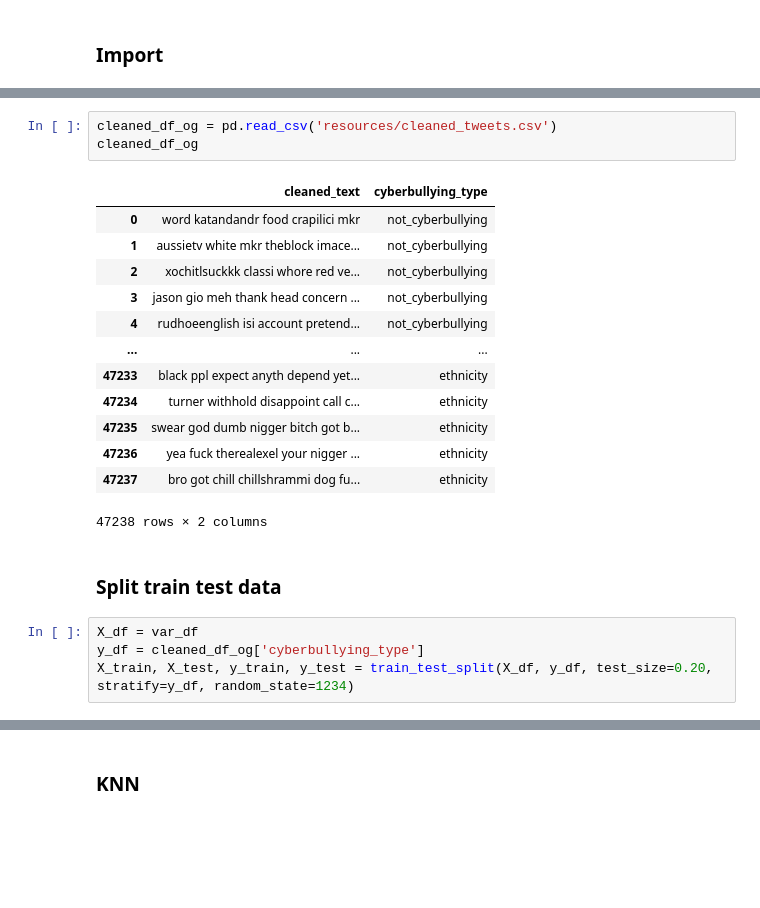
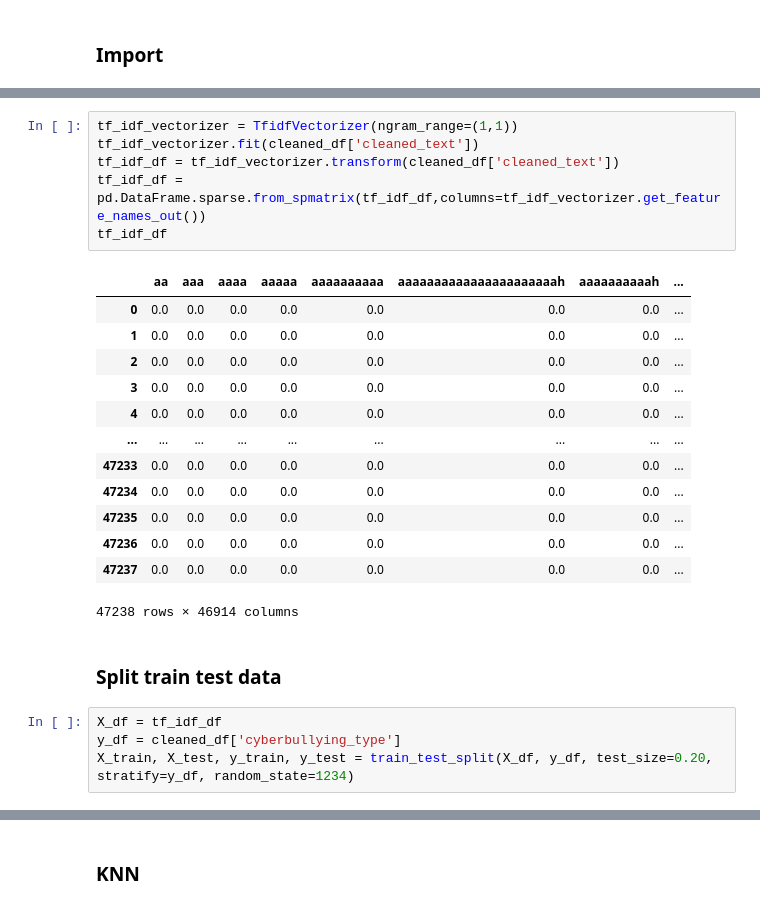
Before and after one commit to Poopa404/se482_nlp_cyberbully, a Jupyter notebook: model.ipynb, the cells around one changed output, grey strips where cells are left out. Saved outputs shown, nothing was run; the diff lists cells and outputs as text; blank space fills up the shorter version.

```diff
--- a/model.ipynb
+++ b/model.ipynb
@@ -29,25 +15,28 @@ var_df
-# %%
-cleaned_df_og = pd.read_csv('resources/cleaned_tweets.csv')
-cleaned_df_og
-# %% [output]
-|  | cleaned_text | cyberbullying_type |
-| 0 | word katandandr food crapilici mkr | not_cyberbullying |
-| 1 | aussietv white mkr theblock imace... | not_cyberbullying |
-| 2 | xochitlsuckkk classi whore red ve... | not_cyberbullying |
-| 3 | jason gio meh thank head concern ... | not_cyberbullying |
-| 4 | rudhoeenglish isi account pretend... | not_cyberbullying |
-| ... | ... | ... |
-| 47233 | black ppl expect anyth depend yet... | ethnicity |
-| 47234 | turner withhold disappoint call c... | ethnicity |
-| 47235 | swear god dumb nigger bitch got b... | ethnicity |
-| 47236 | yea fuck therealexel your nigger ... | ethnicity |
-| 47237 | bro got chill chillshrammi dog fu... | ethnicity |
-47238 rows × 2 columns
+# %%
+tf_idf_vectorizer = TfidfVectorizer(ngram_range=(1,1))
+tf_idf_vectorizer.fit(cleaned_df['cleaned_text'])
+tf_idf_df = tf_idf_vectorizer.transform(cleaned_df['cleaned_text'])
+tf_idf_df = pd.DataFrame.sparse.from_spmatrix(tf_idf_df,columns=tf_idf_vectorizer.get_feature_names_out())
+tf_idf_df
+# %% [output]
+|  | aa | aaa | aaaa | aaaaa | aaaaaaaaaa | aaaaaaaaaaaaaaaaaaaaaah | aaaaaaaaaah | ... |
+| 0 | 0.0 | 0.0 | 0.0 | 0.0 | 0.0 | 0.0 | 0.0 | ... |
+| 1 | 0.0 | 0.0 | 0.0 | 0.0 | 0.0 | 0.0 | 0.0 | ... |
+| 2 | 0.0 | 0.0 | 0.0 | 0.0 | 0.0 | 0.0 | 0.0 | ... |
+| 3 | 0.0 | 0.0 | 0.0 | 0.0 | 0.0 | 0.0 | 0.0 | ... |
+| 4 | 0.0 | 0.0 | 0.0 | 0.0 | 0.0 | 0.0 | 0.0 | ... |
+| ... | ... | ... | ... | ... | ... | ... | ... | ... |
+| 47233 | 0.0 | 0.0 | 0.0 | 0.0 | 0.0 | 0.0 | 0.0 | ... |
+| 47234 | 0.0 | 0.0 | 0.0 | 0.0 | 0.0 | 0.0 | 0.0 | ... |
+| 47235 | 0.0 | 0.0 | 0.0 | 0.0 | 0.0 | 0.0 | 0.0 | ... |
+| 47236 | 0.0 | 0.0 | 0.0 | 0.0 | 0.0 | 0.0 | 0.0 | ... |
+| 47237 | 0.0 | 0.0 | 0.0 | 0.0 | 0.0 | 0.0 | 0.0 | ... |
+47238 rows × 46914 columns
 # %% [markdown]
 ### Split train test data
 # %%
-X_df = var_df
-y_df = cleaned_df_og['cyberbullying_type']
+X_df = tf_idf_df
+y_df = cleaned_df['cyberbullying_type']
 X_train, X_test, y_train, y_test = train_test_split(X_df, y_df, test_size=0.20, stratify=y_df, random_state=1234)
 # %%
 X_train
```
Also changed, not shown: parts of 20 cells of this notebook, 7 other files.
